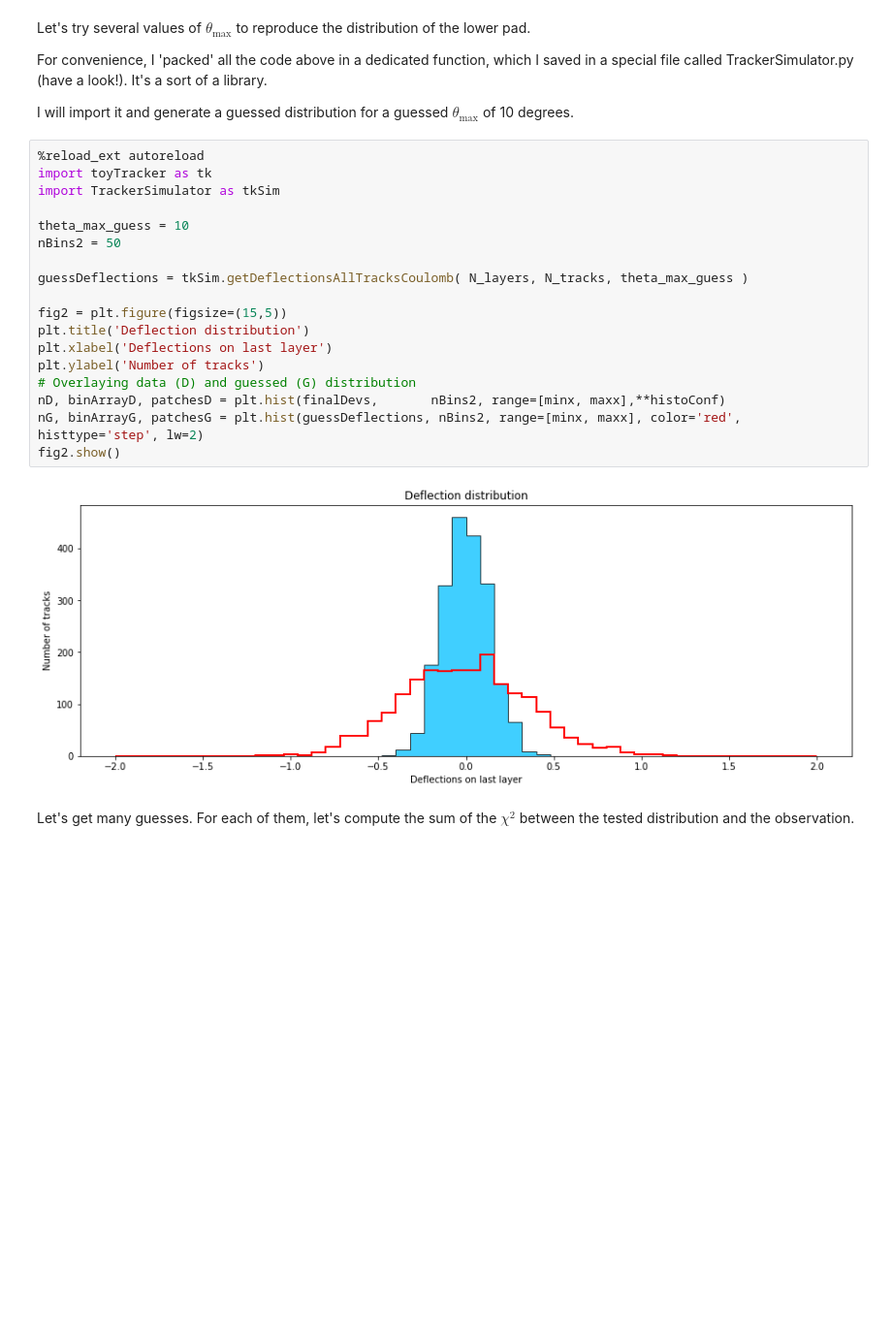
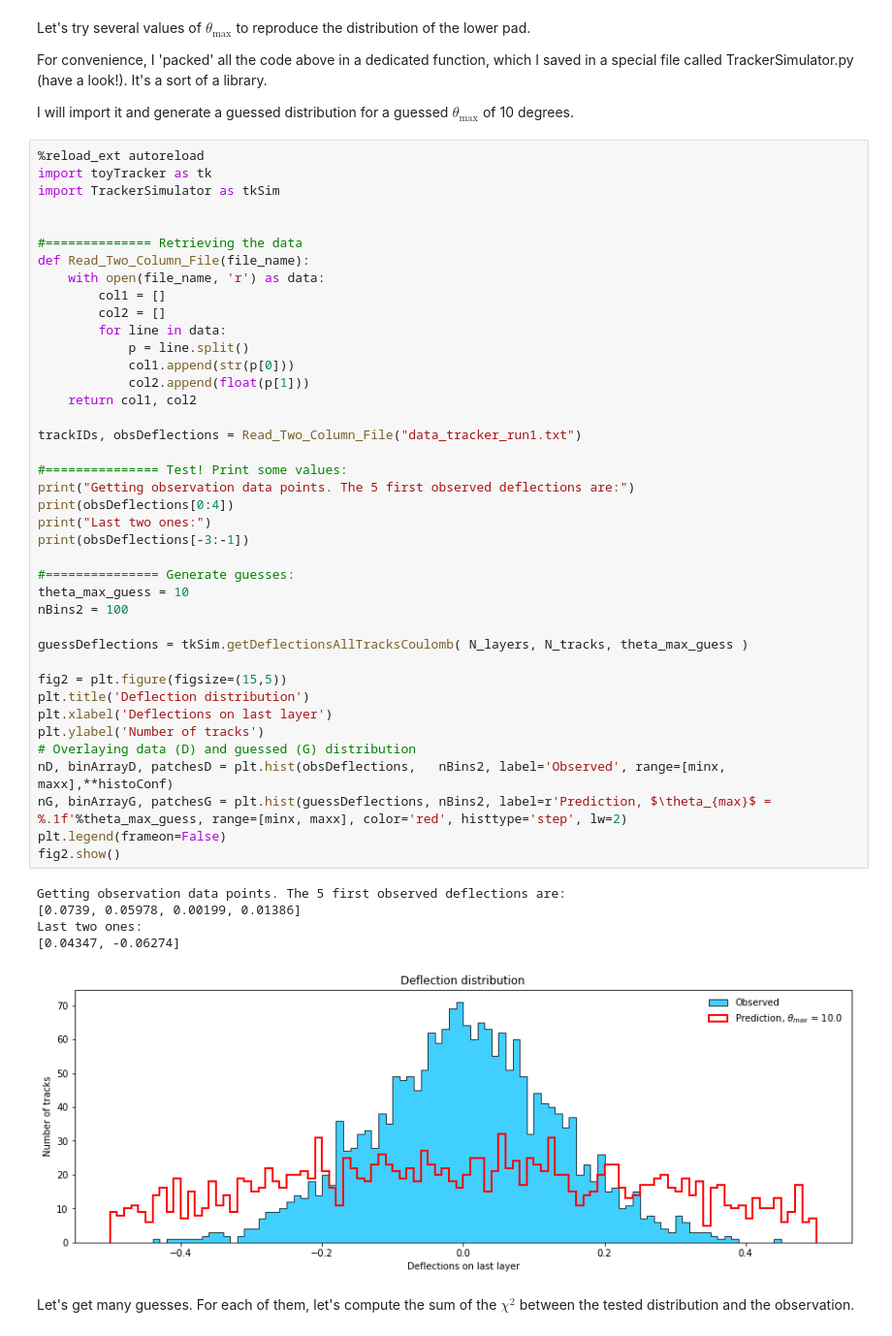
Before and after one commit to smeehan12/LifeOfAParticle_2019, a Jupyter notebook: Assignments/assignment_part2_Claire/solution_assignment_3_part1.ipynb, the cells around one changed output. Shown at 97% size. Drawn from its saved outputs; the diff is of its cells as text; blank space fills up the shorter version.

```diff
--- a/Assignments/assignment_part2_Claire/solution_assignment_3_part1.ipynb
+++ b/Assignments/assignment_part2_Claire/solution_assignment_3_part1.ipynb
@@ -153,23 +156,49 @@ I will import it and generate a guessed distribution for a guessed $\theta_\text
 # %%
 %reload_ext autoreload
 import toyTracker as tk
 import TrackerSimulator as tkSim
 
+
+#============== Retrieving the data
+def Read_Two_Column_File(file_name):
+    with open(file_name, 'r') as data:
+        col1 = []
+        col2 = []
+        for line in data:
+            p = line.split()
+            col1.append(str(p[0]))
+            col2.append(float(p[1]))
+    return col1, col2
+
+trackIDs, obsDeflections = Read_Two_Column_File("data_tracker_run1.txt")
+
+#=============== Test! Print some values:
+print("Getting observation data points. The 5 first observed deflections are:")
+print(obsDeflections[0:4])
+print("Last two ones:")
+print(obsDeflections[-3:-1])
+
+#=============== Generate guesses:
 theta_max_guess = 10
-nBins2 = 50
+nBins2 = 100
 
 guessDeflections = tkSim.getDeflectionsAllTracksCoulomb( N_layers, N_tracks, theta_max_guess )
 
 fig2 = plt.figure(figsize=(15,5))
 plt.title('Deflection distribution')
 plt.xlabel('Deflections on last layer')
 plt.ylabel('Number of tracks')
 # Overlaying data (D) and guessed (G) distribution
-nD, binArrayD, patchesD = plt.hist(finalDevs,       nBins2, range=[minx, maxx],**histoConf)
-nG, binArrayG, patchesG = plt.hist(guessDeflections, nBins2, range=[minx, maxx], color='red', histtype='step', lw=2)
+nD, binArrayD, patchesD = plt.hist(obsDeflections,   nBins2, label='Observed', range=[minx, maxx],**histoConf)
+nG, binArrayG, patchesG = plt.hist(guessDeflections, nBins2, label=r'Prediction, $\theta_{max}$ = %.1f'%theta_max_guess, range=[minx, maxx], color='red', histtype='step', lw=2)
+plt.legend(frameon=False)
 fig2.show()
 # %% [output]
+Getting observation data points. The 5 first observed deflections are:
+[0.0739, 0.05978, 0.00199, 0.01386]
+Last two ones:
+[0.04347, -0.06274]
-[figure, old version]
+[figure, new version]
 # %% [markdown]
 
 Let's get many guesses.
```
Also changed, not shown: parts of 10 cells of this notebook, 21 other files.
